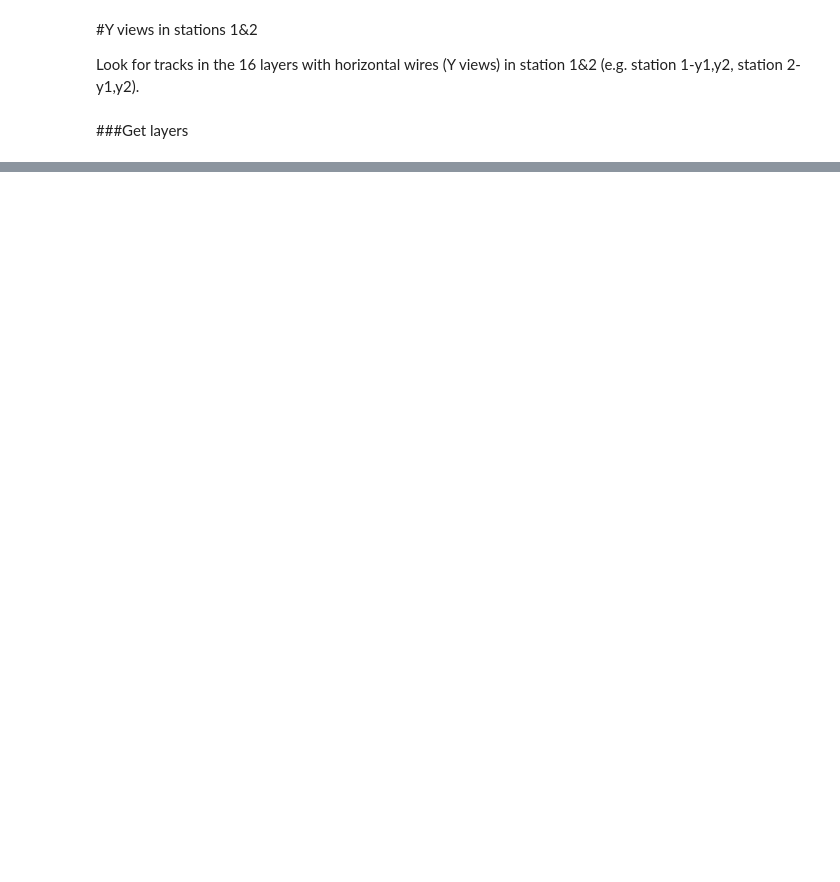
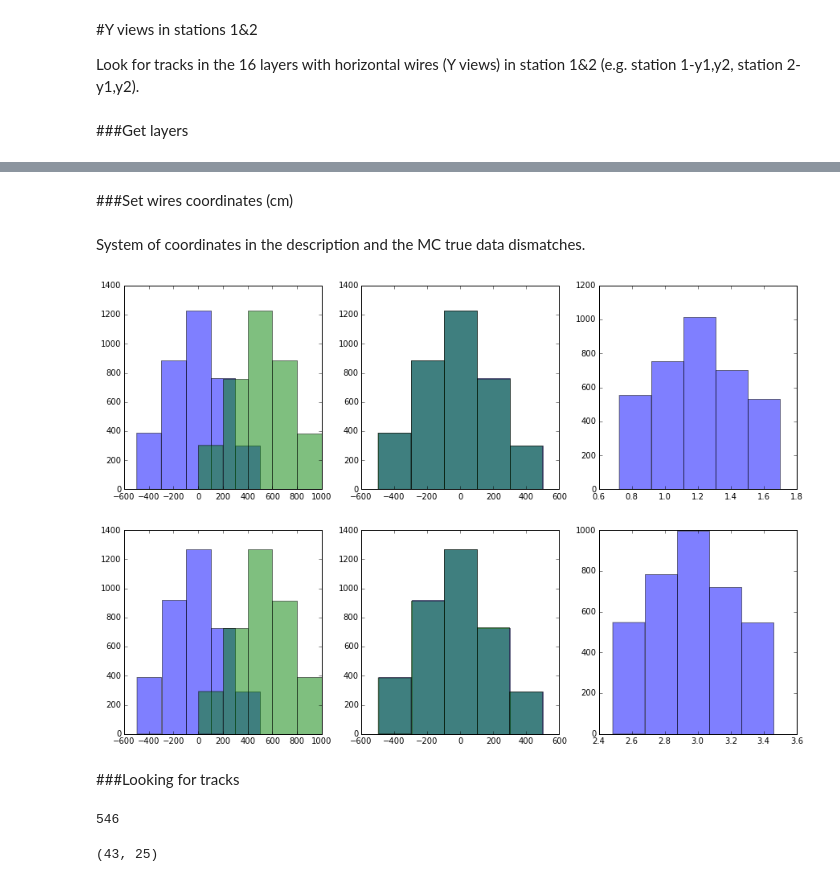
Before and after one commit to hushchyn-mikhail/SHiP_Tracker, a Jupyter notebook: PatternRecognition.ipynb, the cells around one changed output, grey strips where cells are left out. Drawn from its saved outputs; the diff is of its cells as text; code cells hidden in the pictures; blank space fills up the shorter version.

```diff
--- a/PatternRecognition.ipynb
+++ b/PatternRecognition.ipynb
@@ -86,0 +87,2 @@ layer2311:  (5380, 22)
+# %% [markdown]
+###Set wires coordinates (cm)
@@ -86,0 +157,26 @@ layer2311:  (5380, 22)
+# %% [markdown]
+System of coordinates in the description and the MC true data dismatches.
+# %%
+plt.figure(figsize=(15,10))
+plt.subplot(2,3,1)
+plt.hist(layer1000.Y.values, bins=5, alpha=0.5, color='b')
+plt.hist(layer1000.Wy.values, bins=5, alpha=0.5, color='g')
+plt.subplot(2,3,2)
+plt.hist(layer1000.Y.values, bins=5, alpha=0.5, color='b')
+plt.hist(500 - layer1000.Wy.values, bins=5, alpha=0.5, color='g')
+plt.subplot(2,3,3)
+plt.hist(layer1000.Y.values - (500 - layer1000.Wy.values), bins=5, alpha=0.5, color='b')
+
+plt.subplot(2,3,4)
+plt.hist(layer1001.Y.values, bins=5, alpha=0.5, color='b')
+plt.hist(layer1001.Wy.values, bins=5, alpha=0.5, color='g')
+plt.subplot(2,3,5)
+plt.hist(layer1001.Y.values, bins=5, alpha=0.5, color='b')
+plt.hist(500 - layer1001.Wy.values, bins=5, alpha=0.5, color='g')
+plt.subplot(2,3,6)
+plt.hist(layer1001.Y.values - (500 - layer1001.Wy.values), bins=5, alpha=0.5, color='b')
+plt.show()
+# %% [output]
+[figure, added]
+# %% [markdown]
+###Looking for tracks
@@ -86,0 +252,4 @@ layer2311:  (5380, 22)
+# %%
+len(track_candidates)
+# %% [output]
+546
@@ -86,0 +263,4 @@ layer2311:  (5380, 22)
+# %%
+pd.concat(track_candidates[8], axis=0).shape
+# %% [output]
+(43, 25)
```
Also changed, not shown: parts of 13 cells of this notebook, 6 other files.
